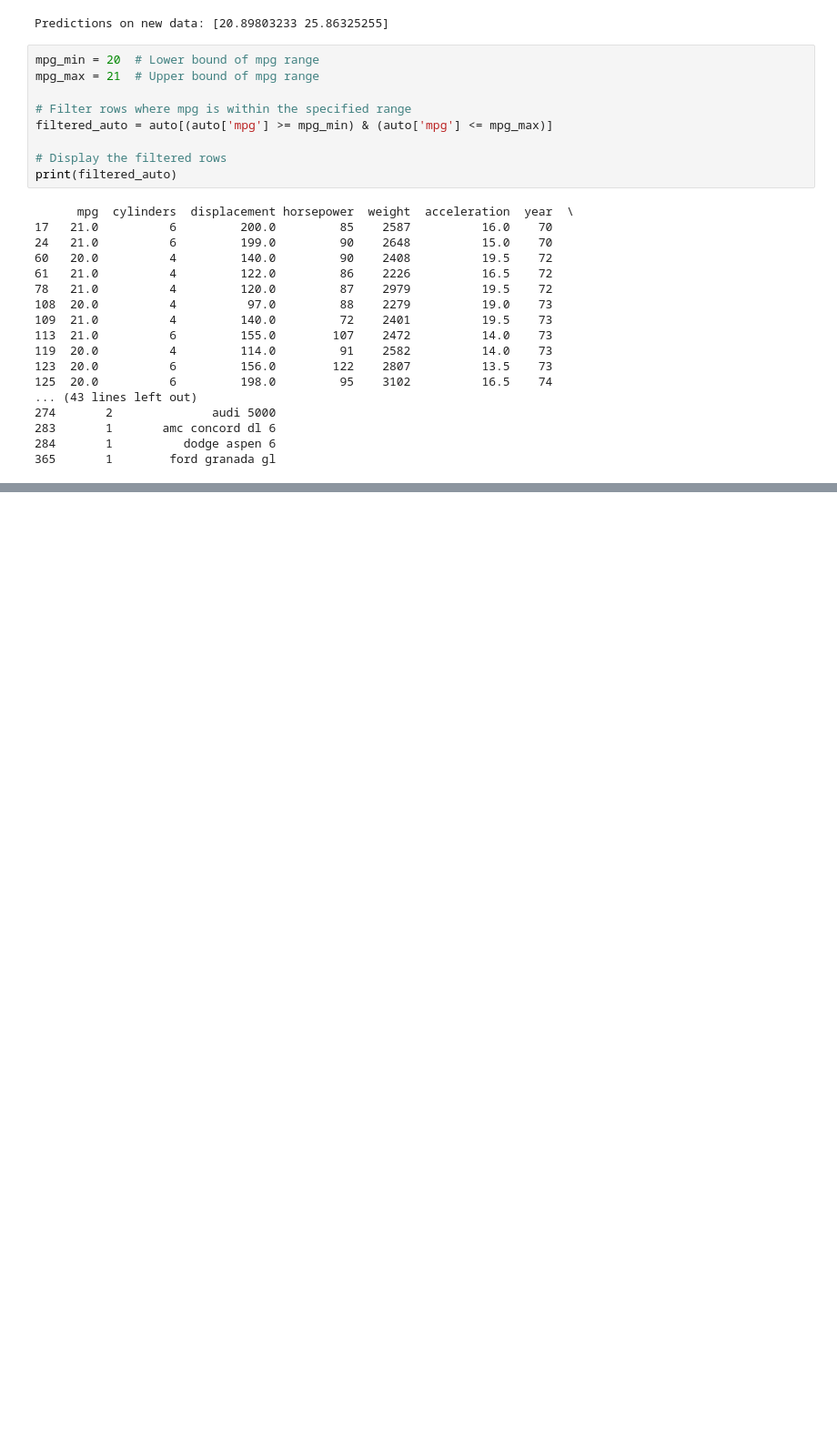
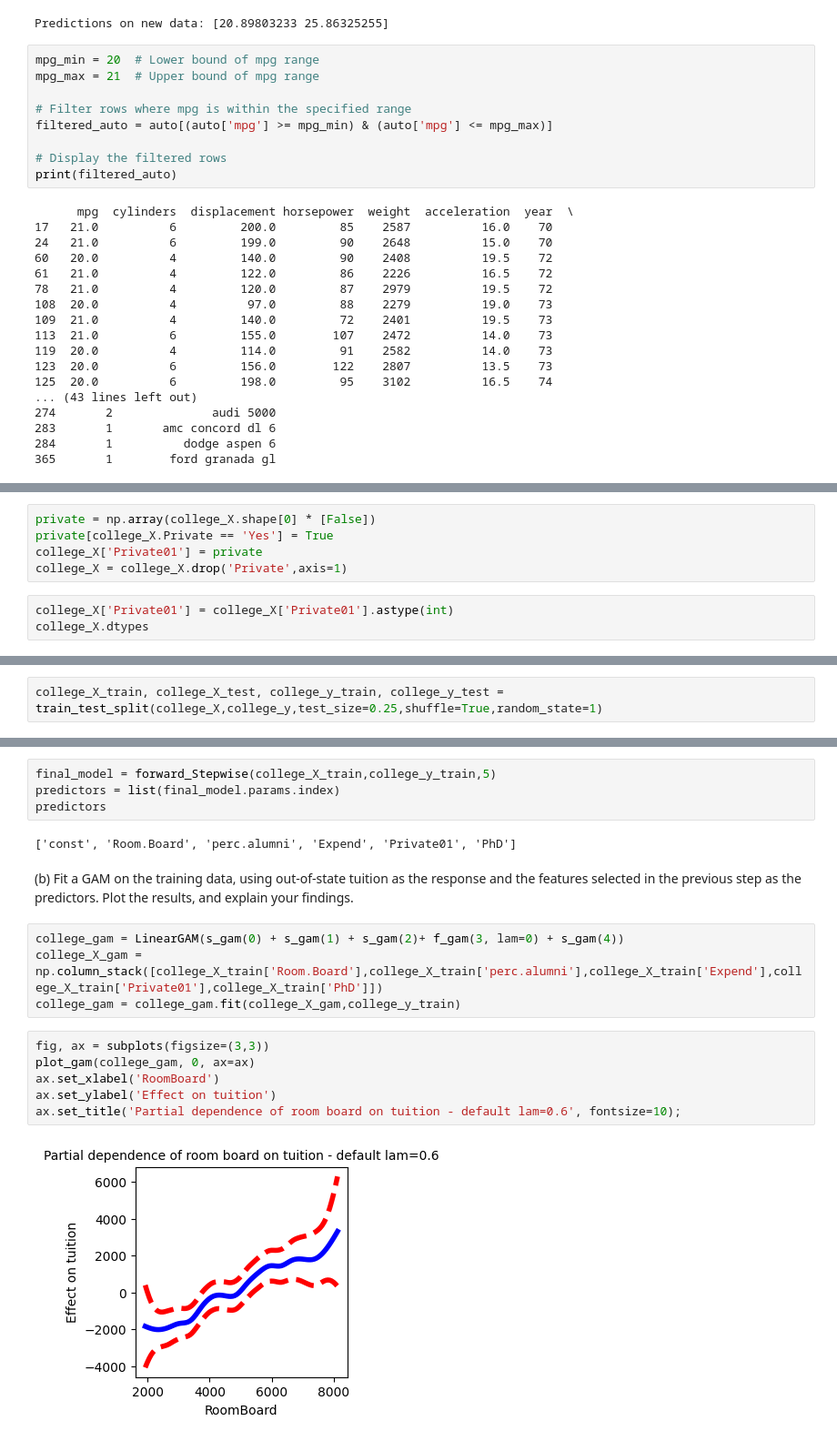
Before and after one commit to Cyclops9/ISL-Answers, a Jupyter notebook: Ch07-nonlib-applied.ipynb, the cells around one changed output, grey strips where cells are left out. Shown at 91% size. Drawn from its saved outputs; the diff is of its cells as text; blank space fills up the shorter version.

```diff
--- a/Ch07-nonlib-applied.ipynb
+++ b/Ch07-nonlib-applied.ipynb
@@ -365,0 +594,8 @@ print(filtered_auto)
+# %%
+private = np.array(college_X.shape[0] * [False])
+private[college_X.Private == 'Yes'] = True
+college_X['Private01'] = private
+college_X = college_X.drop('Private',axis=1)
+# %%
+college_X['Private01'] = college_X['Private01'].astype(int)
+college_X.dtypes
@@ -365,0 +621,2 @@ print(filtered_auto)
+# %%
+college_X_train, college_X_test, college_y_train, college_y_test = train_test_split(college_X,college_y,test_size=0.25,shuffle=True,random_state=1)
@@ -365,0 +680,22 @@ print(filtered_auto)
+# %%
+final_model = forward_Stepwise(college_X_train,college_y_train,5)
+predictors = list(final_model.params.index)
+predictors
+# %% [output]
+['const', 'Room.Board', 'perc.alumni', 'Expend', 'Private01', 'PhD']
+# %% [markdown]
+(b) Fit a GAM on the training data, using out-of-state tuition as
+the response and the features selected in the previous step as
+the predictors. Plot the results, and explain your findings.
+# %%
+college_gam = LinearGAM(s_gam(0) + s_gam(1) + s_gam(2)+ f_gam(3, lam=0) + s_gam(4))
+college_X_gam = np.column_stack([college_X_train['Room.Board'],college_X_train['perc.alumni'],college_X_train['Expend'],college_X_train['Private01'],college_X_train['PhD']])
+college_gam = college_gam.fit(college_X_gam,college_y_train)
+# %%
+fig, ax = subplots(figsize=(3,3))
+plot_gam(college_gam, 0, ax=ax)
+ax.set_xlabel('RoomBoard')
+ax.set_ylabel('Effect on tuition')
+ax.set_title('Partial dependence of room board on tuition - default lam=0.6', fontsize=10);
+# %% [output]
+[figure, added]
```
Also changed, not shown: parts of 55 cells of this notebook.
